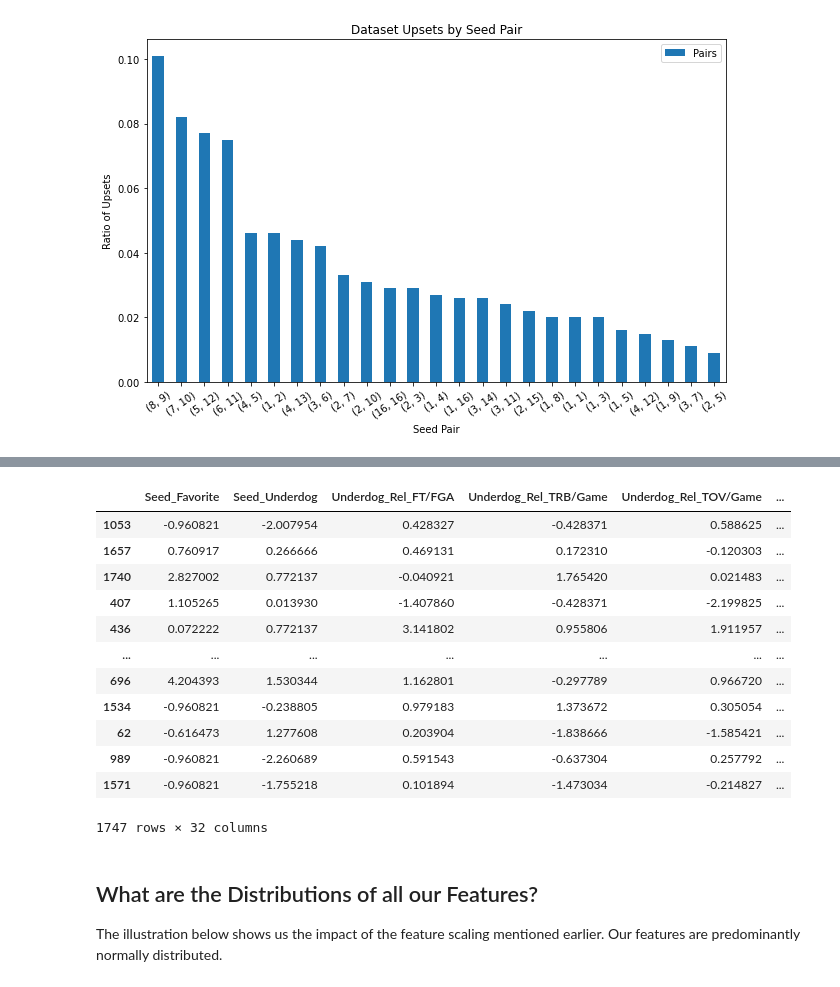
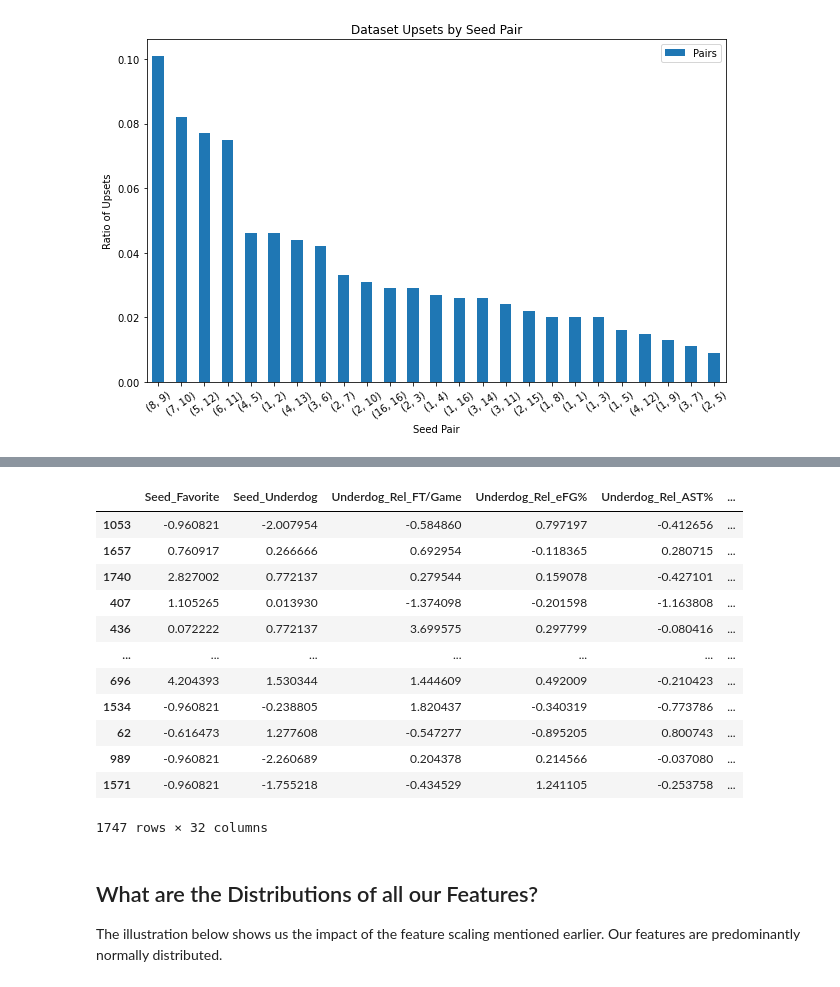
Before and after one commit to matthew-agard/March-Madness-Predictions, a Jupyter notebook: 2021/2021_March_Madness_Predictions.ipynb, the cells around one changed output, grey strips where cells are left out. Saved outputs shown, nothing was run; the diff lists cells and outputs as text; code cells hidden in the pictures.

```diff
--- a/2021/2021_March_Madness_Predictions.ipynb
+++ b/2021/2021_March_Madness_Predictions.ipynb
@@ -64,7 +66,7 @@ Naturally, it will be vitally important to scrape available data that is pertine
 # %% [markdown]
 ### Team Regular Season Stats
 # %%
-basic_stats_df = fetch.get_team_data(url=f"https://www.sports-reference.com/cbb/seasons/{start_year}-school-stats.html",
+basic_stats_df = fetch.get_team_data(url=f"https://www.sports-reference.com/cbb/seasons/{curr_year}-school-stats.html",
                                      attrs={'id': 'basic_school_stats'})
 basic_stats_df.head()
 # %% [output]
@@ -444,36 +446,36 @@ Name: Underdog_Upset, Length: 1747, dtype: int32
 (None, None)
 # %%
-# We'll stratify the split of our training & test datasets according to the target variable's
-# distribution so our model can learn the trends observed in our EDA
+# We'll stratify the 80-20 split of our training & test datasets according to the target
+# variable's distribution so our model can learn the trends observed in our EDA
 X_train, X_test, y_train, y_test = train_test_split(X, y, test_size=0.2, random_state=42, stratify=y)
 
 # Drop round data because it's already stored in previous notebook cell
 X_train.drop('Round', axis=1, inplace=True)
 X_test.drop('Round', axis=1, inplace=True)
 
 # All datasets will be scaled based on fit found for training dataset
 fit_df = X_train
-basic_stats_cols = clean_basic_stats(basic_stats_df).columns
+clean_basic_stats = clean_basic_stats(basic_stats_df)
 
 # Pass datasets through feature pipeline to prep them for model fitting
-prep_X_train = feature_pipeline(X_train, fit_df, basic_stats_cols)
-prep_X_test = feature_pipeline(X_test, fit_df, basic_stats_cols)
+prep_X_train = feature_pipeline(X_train, fit_df, clean_basic_stats.columns)
+prep_X_test = feature_pipeline(X_test, fit_df, clean_basic_stats.columns)
 
 prep_all_X = pd.concat([prep_X_train, prep_X_test])
 prep_all_X
 # %% [output]
-|  | Seed_Favorite | Seed_Underdog | Underdog_Rel_FT/FGA | Underdog_Rel_TRB/Game | Underdog_Rel_TOV/Game | ... |
-| 1053 | -0.960821 | -2.007954 | 0.428327 | -0.428371 | 0.588625 | ... |
-| 1657 | 0.760917 | 0.266666 | 0.469131 | 0.172310 | -0.120303 | ... |
-| 1740 | 2.827002 | 0.772137 | -0.040921 | 1.765420 | 0.021483 | ... |
-| 407 | 1.105265 | 0.013930 | -1.407860 | -0.428371 | -2.199825 | ... |
-| 436 | 0.072222 | 0.772137 | 3.141802 | 0.955806 | 1.911957 | ... |
+|  | Seed_Favorite | Seed_Underdog | Underdog_Rel_FT/Game | Underdog_Rel_eFG% | Underdog_Rel_AST% | ... |
+| 1053 | -0.960821 | -2.007954 | -0.584860 | 0.797197 | -0.412656 | ... |
+| 1657 | 0.760917 | 0.266666 | 0.692954 | -0.118365 | 0.280715 | ... |
+| 1740 | 2.827002 | 0.772137 | 0.279544 | 0.159078 | -0.427101 | ... |
+| 407 | 1.105265 | 0.013930 | -1.374098 | -0.201598 | -1.163808 | ... |
+| 436 | 0.072222 | 0.772137 | 3.699575 | 0.297799 | -0.080416 | ... |
 | ... | ... | ... | ... | ... | ... | ... |
-| 696 | 4.204393 | 1.530344 | 1.162801 | -0.297789 | 0.966720 | ... |
-| 1534 | -0.960821 | -0.238805 | 0.979183 | 1.373672 | 0.305054 | ... |
-| 62 | -0.616473 | 1.277608 | 0.203904 | -1.838666 | -1.585421 | ... |
-| 989 | -0.960821 | -2.260689 | 0.591543 | -0.637304 | 0.257792 | ... |
-| 1571 | -0.960821 | -1.755218 | 0.101894 | -1.473034 | -0.214827 | ... |
+| 696 | 4.204393 | 1.530344 | 1.444609 | 0.492009 | -0.210423 | ... |
+| 1534 | -0.960821 | -0.238805 | 1.820437 | -0.340319 | -0.773786 | ... |
+| 62 | -0.616473 | 1.277608 | -0.547277 | -0.895205 | 0.800743 | ... |
+| 989 | -0.960821 | -2.260689 | 0.204378 | 0.214566 | -0.037080 | ... |
+| 1571 | -0.960821 | -1.755218 | -0.434529 | 1.241105 | -0.253758 | ... |
 1747 rows × 32 columns
 # %% [markdown]
 ## What are the Distributions of all our Features?
```
Also changed, not shown: parts of 31 cells of this notebook, 1 other file.
